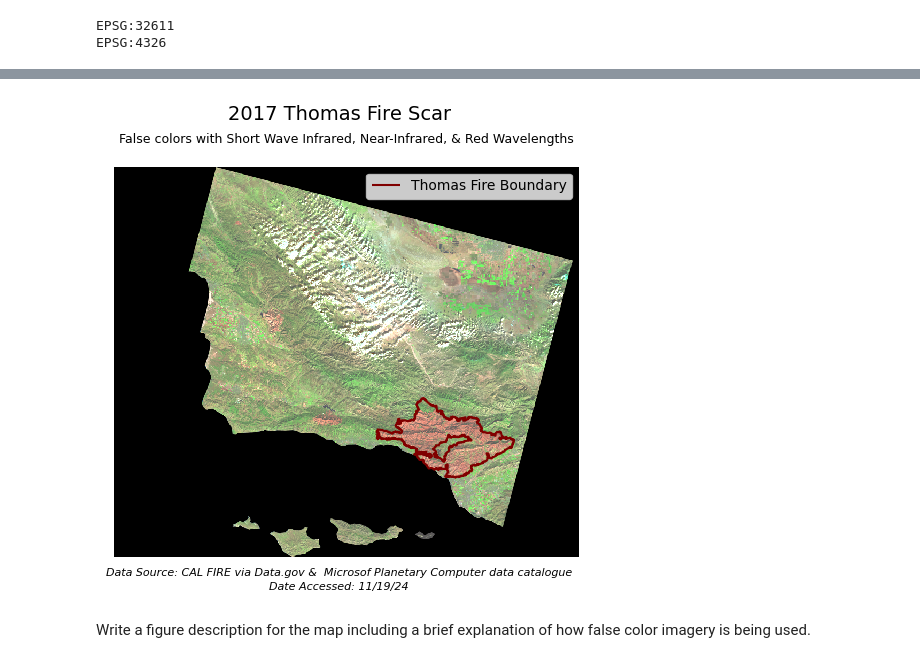
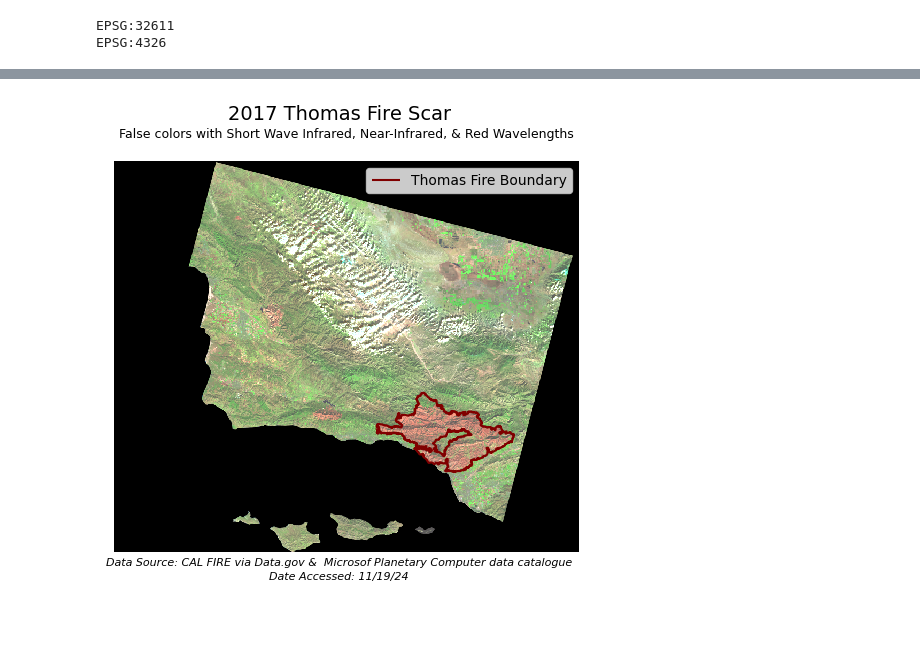
Before and after one commit to imsibaja/eds220-hw4, a Jupyter notebook: hwk4-task2-false-color-MORRIS-SIBAJA.ipynb, the cells around one changed output, grey strips where cells are left out. Drawn from its saved outputs; the diff is of its cells as text; code cells hidden in the pictures; blank space fills up the shorter version.

```diff
--- a/hwk4-task2-false-color-MORRIS-SIBAJA.ipynb
+++ b/hwk4-task2-false-color-MORRIS-SIBAJA.ipynb
@@ -191,23 +206,20 @@ Matched CRS? True
 # %%
 # Plot of false color raster with buffer overlay
-fig, ax = plt.subplots(figsize=(6, 6 * landsat_rgb_acpect_ratio))  # Directly set size and aspect
+fig, ax = plt.subplots(figsize=(6, 7))  # Directly set size and aspect
 landsat_df[["swir22", "nir08", "red"]].to_array().plot.imshow(
                 robust=True,
                 ax=ax)
 thomas_2017.boundary.plot(ax=ax, color="maroon")
 ax.axis("off")
 ax.legend(["Thomas Fire Boundary"])
 fig.suptitle("2017 Thomas Fire Scar", color = 'black', fontsize = 14, fontweight='light', y=0.855)
 ax.set_title("False colors with Short Wave Infrared, Near-Infrared, & Red Wavelengths", fontsize=9)
 fig.text(x=.5,y=.2,
         s='Data Source: CAL FIRE via Data.gov &  Microsof Planetary Computer data catalogue',
         ha='center', va='center', fontsize=8, color='black', fontstyle='italic')
 fig.text(x=.5,y=.18,
         s='Date Accessed: 11/19/24',
         ha='center', va='center', fontsize=8, color='black', fontstyle='italic')
 plt.show()
 # %% [output]
-[figure, old version]
+[figure, new version]
-# %% [markdown]
-
-Write a figure description for the map including a brief explanation of how false color imagery is being used.
```
Also changed, not shown: parts of 31 cells of this notebook, 1 other file.
